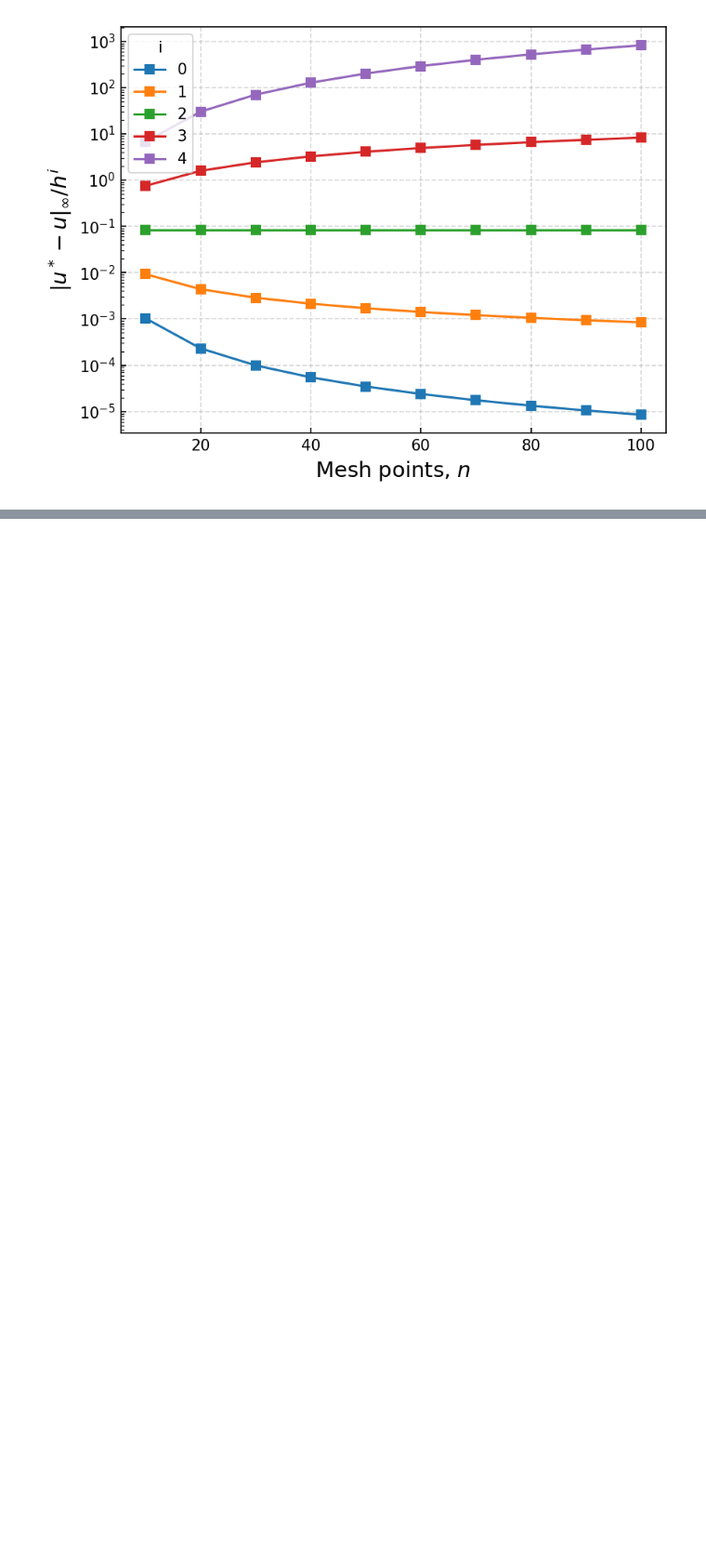
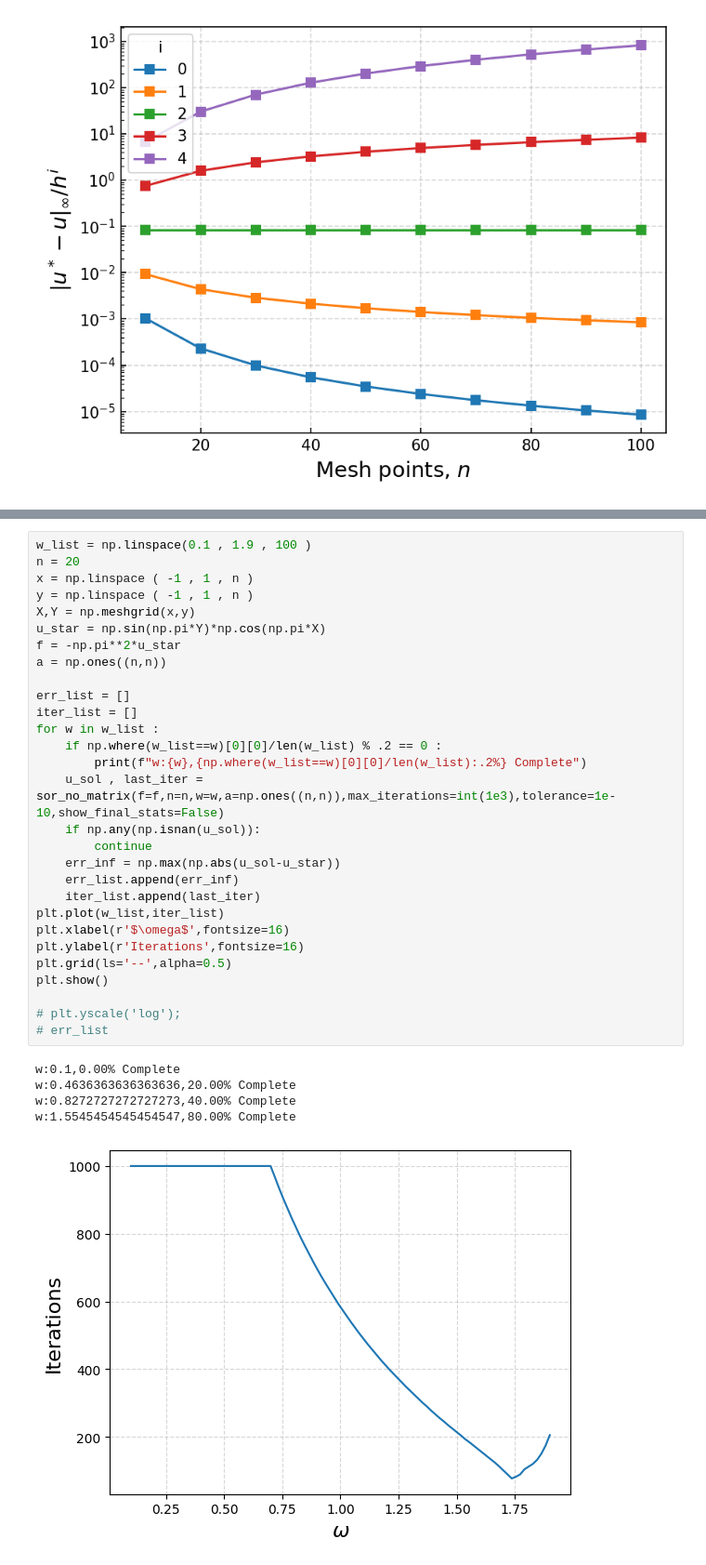
Before and after one commit to jabelieu/nmfde_class, a Jupyter notebook: hw2_jab.ipynb, the cells around one changed output, grey strips where cells are left out. Shown at 93% size. Drawn from its saved outputs; the diff is of its cells as text; blank space fills up the shorter version.

```diff
--- a/hw2_jab.ipynb
+++ b/hw2_jab.ipynb
@@ -1081,0 +1276,35 @@ plt.legend(title='i');
+# %%
+w_list = np.linspace(0.1 , 1.9 , 100 )
+n = 20
+x = np.linspace ( -1 , 1 , n )
+y = np.linspace ( -1 , 1 , n )
+X,Y = np.meshgrid(x,y)
+u_star = np.sin(np.pi*Y)*np.cos(np.pi*X)
+f = -np.pi**2*u_star
+a = np.ones((n,n))
+
+err_list = []
+iter_list = []
+for w in w_list :
+    if np.where(w_list==w)[0][0]/len(w_list) % .2 == 0 :
+        print(f"w:{w},{np.where(w_list==w)[0][0]/len(w_list):.2%} Complete")
+    u_sol , last_iter = sor_no_matrix(f=f,n=n,w=w,a=np.ones((n,n)),max_iterations=int(1e3),tolerance=1e-10,show_final_stats=False)
+    if np.any(np.isnan(u_sol)):
+        continue
+    err_inf = np.max(np.abs(u_sol-u_star))
+    err_list.append(err_inf)
+    iter_list.append(last_iter)
+plt.plot(w_list,iter_list)
+plt.xlabel(r'$\omega$',fontsize=16)
+plt.ylabel(r'Iterations',fontsize=16)
+plt.grid(ls='--',alpha=0.5)
+plt.show()
+
+# plt.yscale('log');
+# err_list
+# %% [output]
+w:0.1,0.00% Complete
+w:0.4636363636363636,20.00% Complete
+w:0.8272727272727273,40.00% Complete
+w:1.5545454545454547,80.00% Complete
+[figure, added]
```
Also changed, not shown: parts of 11 cells of this notebook, 3 other files.
